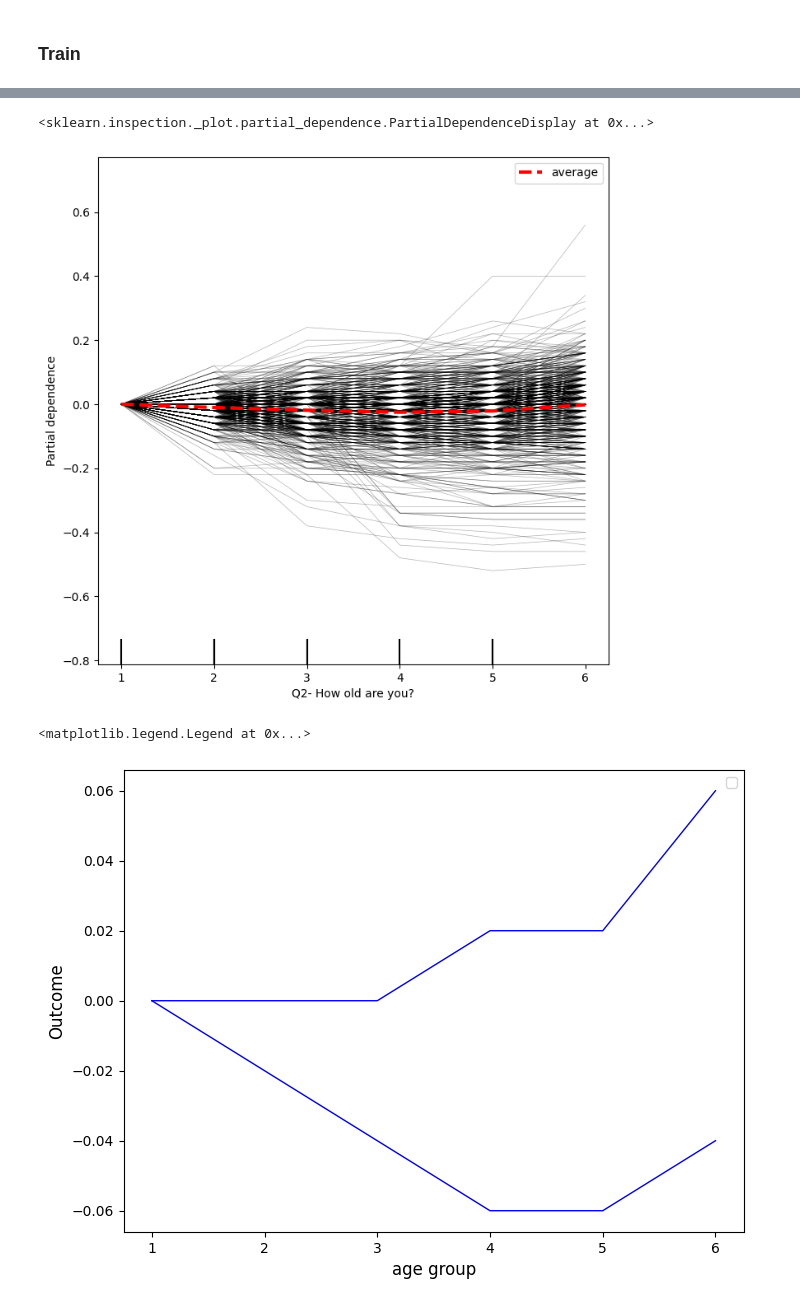
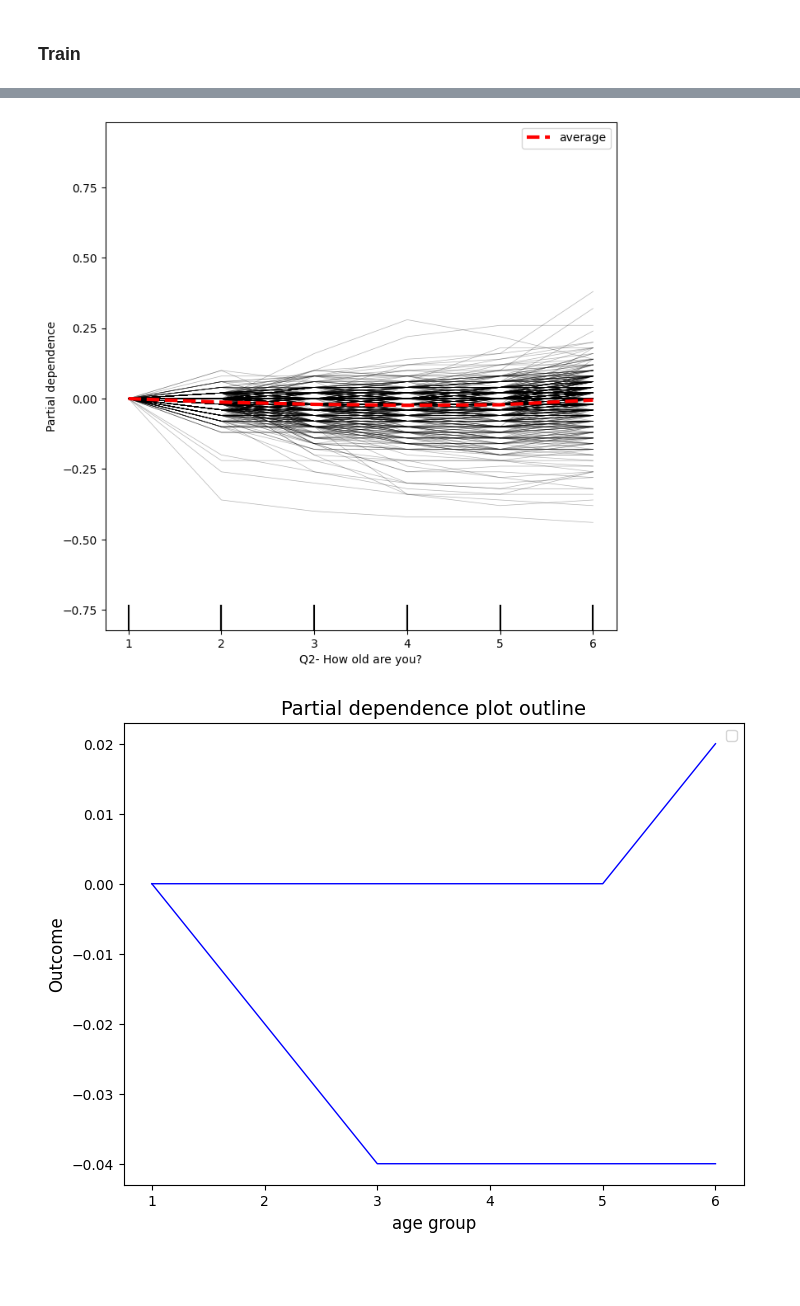
Before and after one commit to dilancroos/sl_predictors_xai, a Jupyter notebook: 03_02_ice_pdp.ipynb, the cells around one changed output, grey strips where cells are left out. Drawn from its saved outputs; the diff is of its cells as text; code cells hidden in the pictures; blank space fills up the shorter version.

Commit message:
Mod: outputs for No SL vs SSL

```diff
--- a/03_02_ice_pdp.ipynb
+++ b/03_02_ice_pdp.ipynb
@@ -25,6 +25,6 @@ pd.set_option('display.max_columns', None)
 # %% [markdown]
 ### Load (Processed) Data
 # %%
-df = main(one_hot=False, string_issue=True)
+df = main(retained=True, string_issue=True)
 # %% [output]
 Elapsed time to compute age categorisation: 0 minutes and 0 seconds
@@ -178,9 +184,10 @@ PartialDependenceDisplay.from_estimator(rf, X_train, features=['Q2- How old are
                                         ice_lines_kw={"color":"black"},
                                         pd_line_kw={"color":"red","lw":3, "linestyle":"--"},
                                         ax=ax)
+plt.savefig('outputs/03_02_ice_pdp/ice_pdp_centered.png')
+plt.show()
 # %% [output]
-<sklearn.inspection._plot.partial_dependence.PartialDependenceDisplay at 0x...>
-[figure, old version]
+[figure, new version]
 # %%
 # manual center the lines
 
@@ -194,32 +201,34 @@ for i in range(len(pdp_lines['individual'][0])):
 pdp_values = pdp_lines['individual'][0]
 pdp_values = np.array(pdp_values)
 
 q1 = []
 q3 = []
 
 for i in range(0,7):
 
     all_val = []
 
     for j in range(len(pdp_values)):
         all_val.append(pdp_values[j][i])
 
     iqr = stats.iqr(all_val)
     q1x = np.percentile(all_val, 25)
     q3x = np.percentile(all_val, 75)
 
     q1.append(q1x)
     q3.append(q3x)
 
 
 
 plt.figure(figsize=(8, 6))
 plt.plot(pdp_lines['grid_values'][0], q1, color='b', linewidth=1)
 plt.plot(pdp_lines['grid_values'][0], q3, color='b', linewidth=1)
 
 plt.xlabel('age group', size=12)
 plt.ylabel('Outcome', size=12)
 plt.legend()
+plt.title('Partial dependence plot outline', size=14)
+plt.savefig('outputs/03_02_ice_pdp/pdp_outline.png')
+plt.show()
 # %% [output]
-<matplotlib.legend.Legend at 0x...>
-[figure, old version]
+[figure, new version]
```
Also changed, not shown: parts of 9 cells of this notebook, 6 other files.
